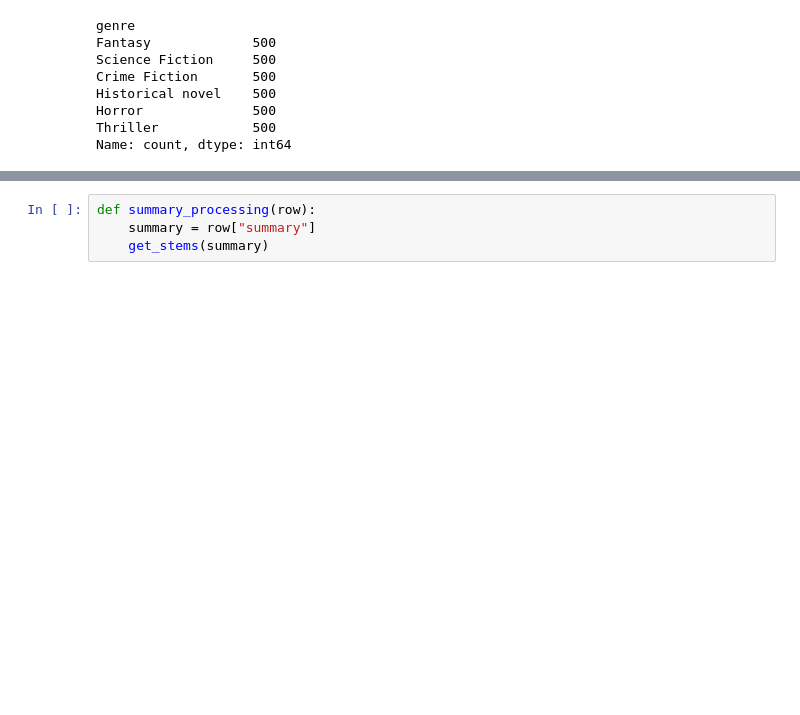
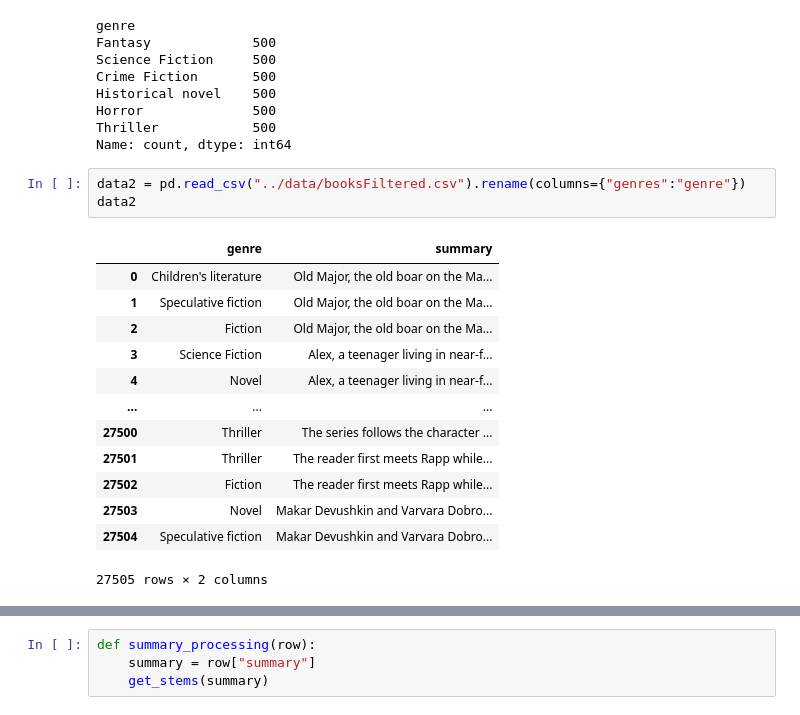
Before and after one commit to Lawrence4U/BookGenreDetector, a Jupyter notebook: src/bookGenreDetector.ipynb, the cells around one changed output, grey strips where cells are left out. Saved outputs shown, nothing was run; the diff lists cells and outputs as text; blank space fills up the shorter version.

```diff
--- a/src/bookGenreDetector.ipynb
+++ b/src/bookGenreDetector.ipynb
@@ -70,3 +85,20 @@ Historical novel    500
 Horror              500
 Thriller            500
 Name: count, dtype: int64
+# %%
+data2 = pd.read_csv("../data/booksFiltered.csv").rename(columns={"genres":"genre"})
+data2
+# %% [output]
+|  | genre | summary |
+| 0 | Children's literature | Old Major, the old boar on the Ma... |
+| 1 | Speculative fiction | Old Major, the old boar on the Ma... |
+| 2 | Fiction | Old Major, the old boar on the Ma... |
+| 3 | Science Fiction | Alex, a teenager living in near-f... |
+| 4 | Novel | Alex, a teenager living in near-f... |
+| ... | ... | ... |
+| 27500 | Thriller | The series follows the character ... |
+| 27501 | Thriller | The reader first meets Rapp while... |
+| 27502 | Fiction | The reader first meets Rapp while... |
+| 27503 | Novel | Makar Devushkin and Varvara Dobro... |
+| 27504 | Speculative fiction | Makar Devushkin and Varvara Dobro... |
+27505 rows × 2 columns
```
Also changed, not shown: parts of 17 cells of this notebook, 2 other files.
